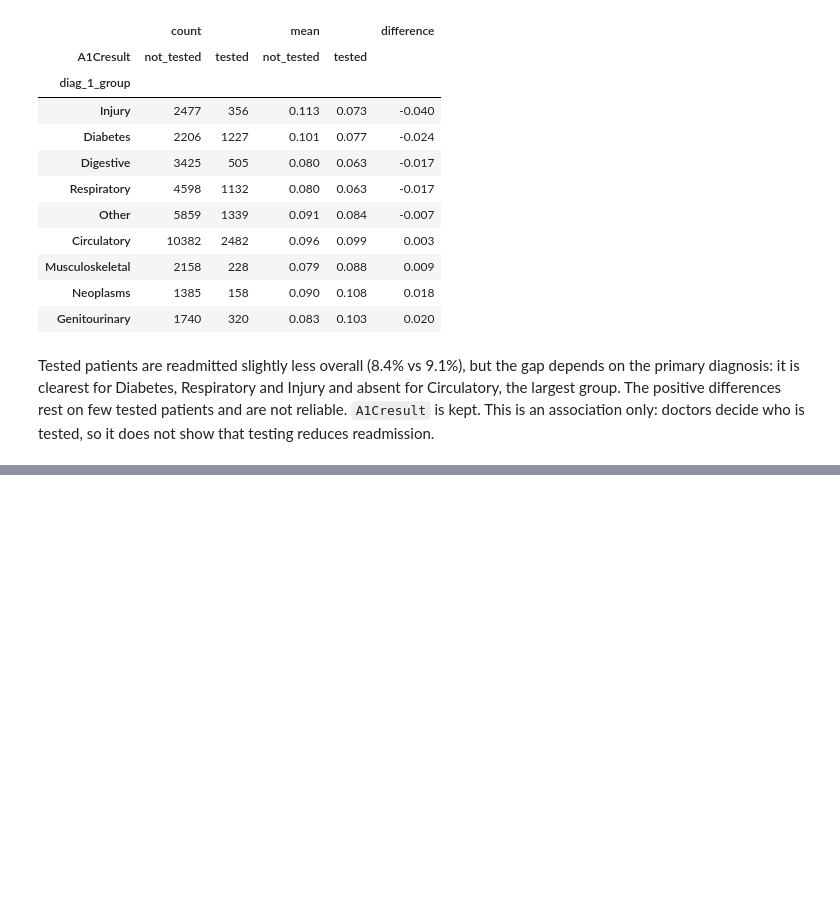
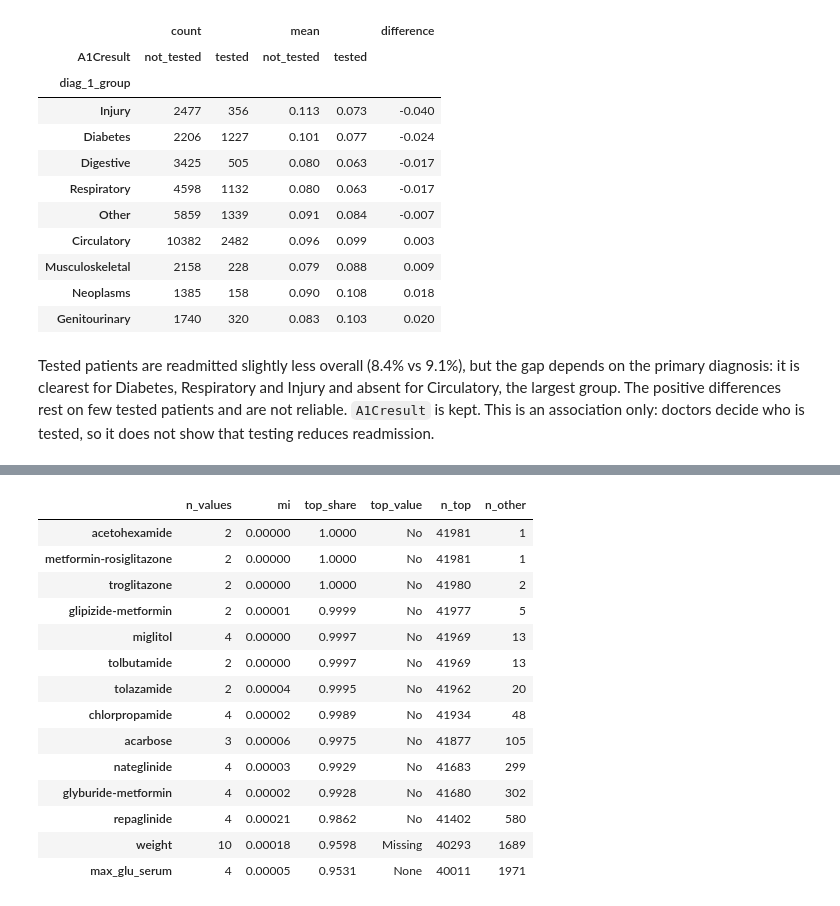
Before and after one commit to gigifumagalli/diabetes-readmission, a Jupyter notebook: notebooks/01_scoping_eda.ipynb, the cells around one changed output, grey strips where cells are left out. Cells and saved outputs as stored; diff of their text form; code cells hidden in the pictures; blank space fills up the shorter version.

Commit message:
EDA: feature decisions (near-constant check, decisions table), payer_code dropped
Co-Authored-By: Claude Opus 5.5 <noreply@anthropic.com>

```diff
--- a/notebooks/01_scoping_eda.ipynb
+++ b/notebooks/01_scoping_eda.ipynb
@@ -708,0 +716,26 @@ doctors decide who is tested, so it does not show that testing reduces readmissi
+# %%
+# Patients with the most common value of each column
+n_top = cat_train.apply(lambda col: col.value_counts().iloc[0])
+
+mi_summary["top_value"] = cat_train.apply(lambda col: col.value_counts().index[0])
+mi_summary["n_top"] = n_top
+mi_summary["n_other"] = len(cat_train) - n_top  # patients with any other value
+mi_summary["top_share"] = n_top / len(cat_train)
+
+mi_summary.sort_values("top_share", ascending=False).head(14).round({"mi": 5, "top_share": 4})
+# %% [output]
+|  | n_values | mi | top_share | top_value | n_top | n_other |
+| acetohexamide | 2 | 0.00000 | 1.0000 | No | 41981 | 1 |
+| metformin-rosiglitazone | 2 | 0.00000 | 1.0000 | No | 41981 | 1 |
+| troglitazone | 2 | 0.00000 | 1.0000 | No | 41980 | 2 |
+| glipizide-metformin | 2 | 0.00001 | 0.9999 | No | 41977 | 5 |
+| miglitol | 4 | 0.00000 | 0.9997 | No | 41969 | 13 |
+| tolbutamide | 2 | 0.00000 | 0.9997 | No | 41969 | 13 |
+| tolazamide | 2 | 0.00004 | 0.9995 | No | 41962 | 20 |
+| chlorpropamide | 4 | 0.00002 | 0.9989 | No | 41934 | 48 |
+| acarbose | 3 | 0.00006 | 0.9975 | No | 41877 | 105 |
+| nateglinide | 4 | 0.00003 | 0.9929 | No | 41683 | 299 |
+| glyburide-metformin | 4 | 0.00002 | 0.9928 | No | 41680 | 302 |
+| repaglinide | 4 | 0.00021 | 0.9862 | No | 41402 | 580 |
+| weight | 10 | 0.00018 | 0.9598 | Missing | 40293 | 1689 |
+| max_glu_serum | 4 | 0.00005 | 0.9531 | None | 40011 | 1971 |
```
Also changed, not shown: parts of 2 cells of this notebook.
